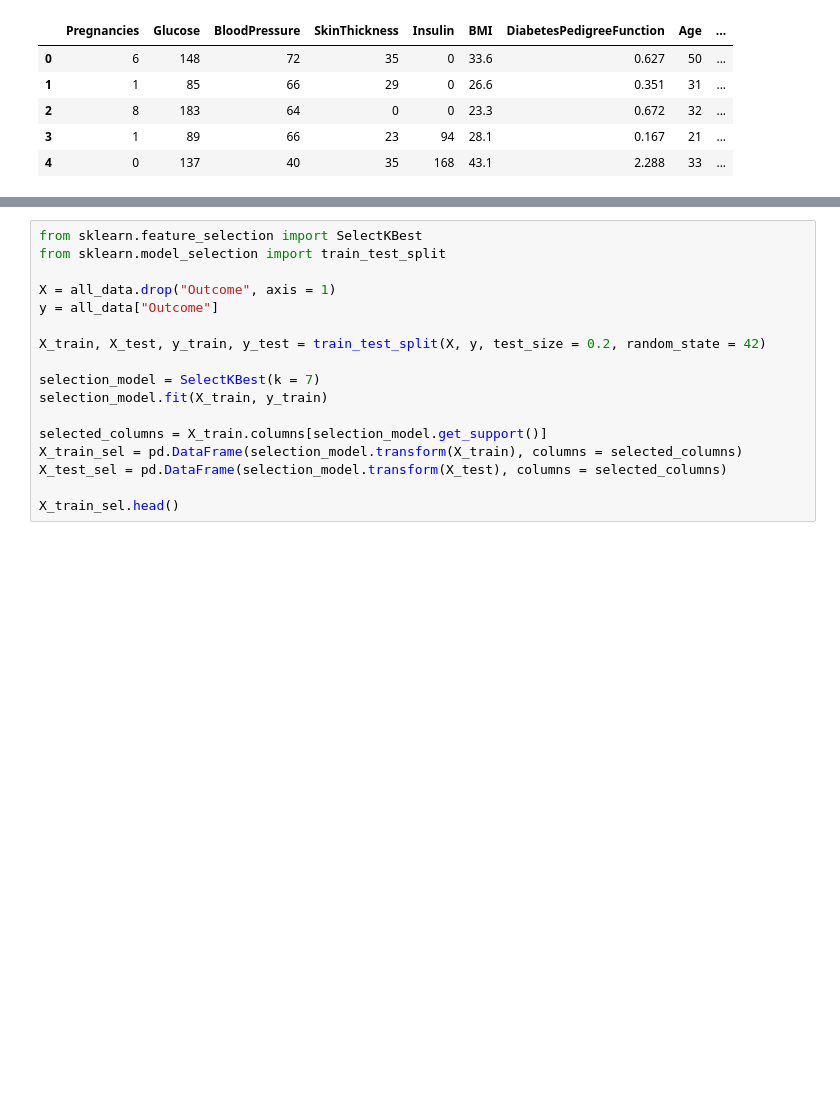
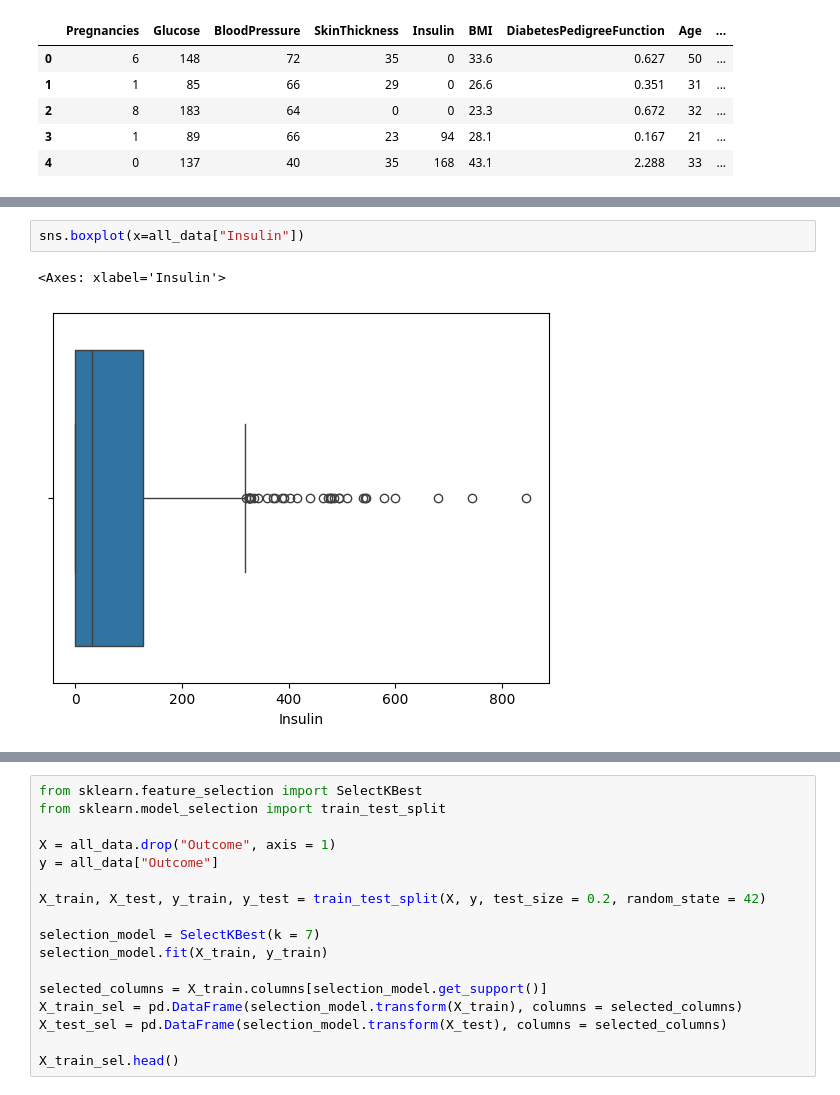
Before and after one commit to Bere333/Diabetes_Random_Forest_Algorithm, a Jupyter notebook: src/diabetes_random_forest_explore.ipynb, the cells around one changed output, grey strips where cells are left out. Cells and saved outputs as stored; diff of their text form; blank space fills up the shorter version.

```diff
--- a/src/diabetes_random_forest_explore.ipynb
+++ b/src/diabetes_random_forest_explore.ipynb
@@ -25,0 +78,5 @@ all_data.head()
+# %%
+sns.boxplot(x=all_data["Insulin"])
+# %% [output]
+<Axes: xlabel='Insulin'>
+[figure, added]
```
Also changed, not shown: parts of 14 cells of this notebook.
